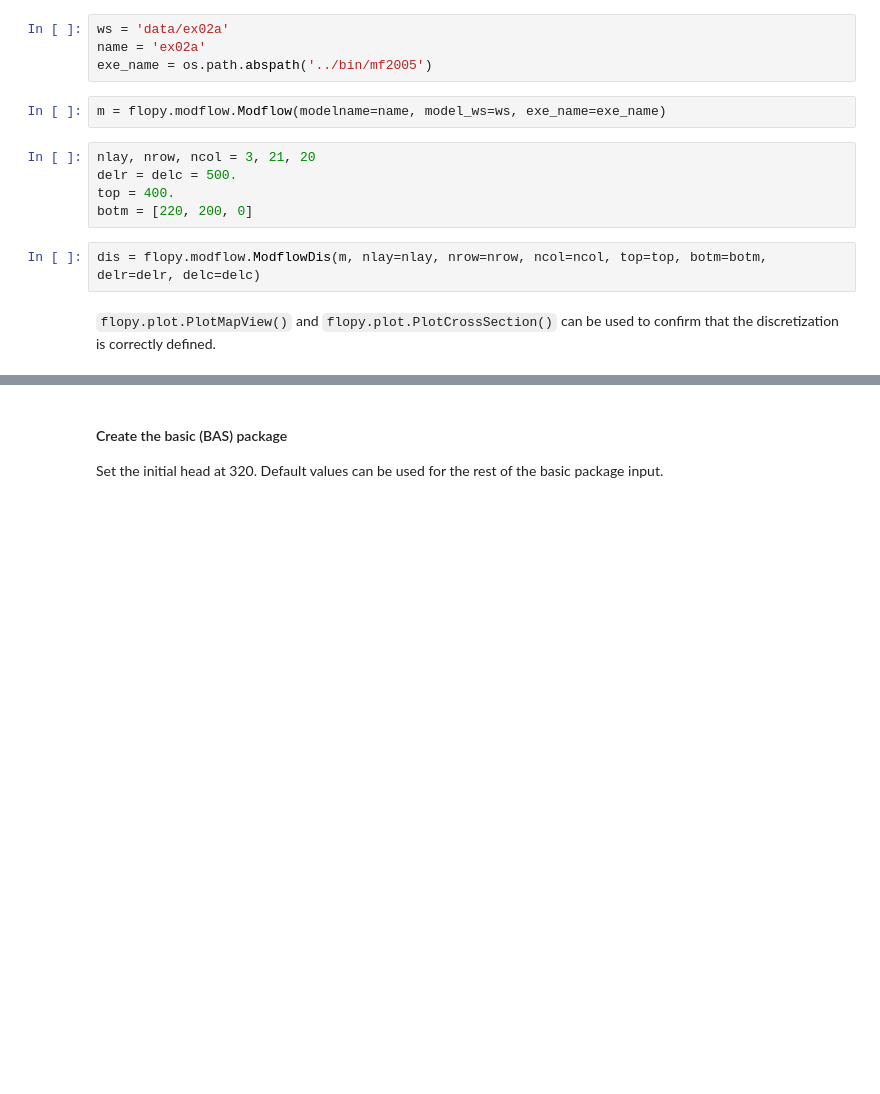
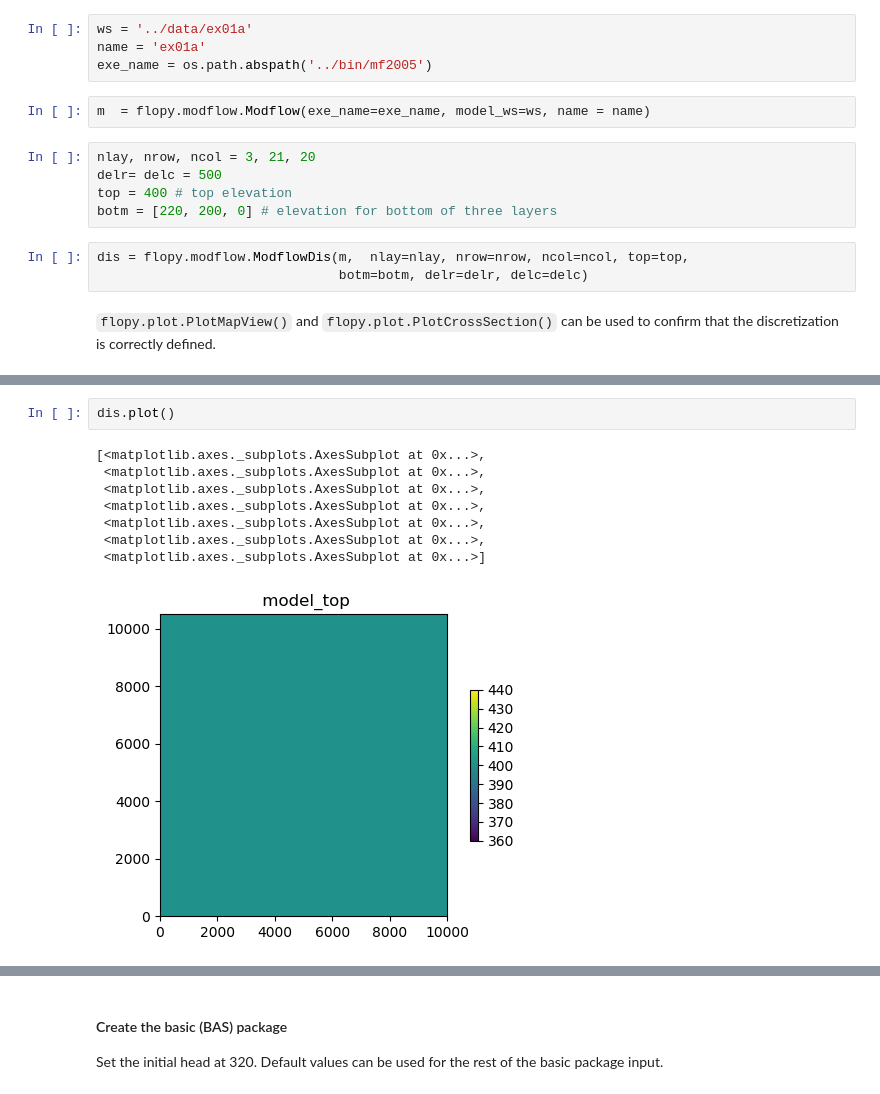
Before and after one commit to pinshuai/MM2019_FloPy, a Jupyter notebook: Notebooks/02-Building-Post-Processing-MODFLOW-2005-PS.ipynb, the cells around one changed output, grey strips where cells are left out. Drawn from its saved outputs; the diff is of its cells as text; blank space fills up the shorter version.

```diff
--- a/Notebooks/02-Building-Post-Processing-MODFLOW-2005-PS.ipynb
+++ b/Notebooks/02-Building-Post-Processing-MODFLOW-2005-PS.ipynb
@@ -16,16 +32,17 @@ Create a model object using `flopy.modflow.Modflow()` and then create the discre
 # %%
-ws = 'data/ex02a'
-name = 'ex02a'
+ws = '../data/ex01a'
+name = 'ex01a'
 exe_name = os.path.abspath('../bin/mf2005')
 # %%
-m = flopy.modflow.Modflow(modelname=name, model_ws=ws, exe_name=exe_name)
+m  = flopy.modflow.Modflow(exe_name=exe_name, model_ws=ws, name = name)
 # %%
 nlay, nrow, ncol = 3, 21, 20
-delr = delc = 500.
-top = 400.
-botm = [220, 200, 0]
+delr= delc = 500
+top = 400 # top elevation
+botm = [220, 200, 0] # elevation for bottom of three layers
 # %%
-dis = flopy.modflow.ModflowDis(m, nlay=nlay, nrow=nrow, ncol=ncol, top=top, botm=botm, delr=delr, delc=delc)
+dis = flopy.modflow.ModflowDis(m,  nlay=nlay, nrow=nrow, ncol=ncol, top=top,
+                               botm=botm, delr=delr, delc=delc)
 # %% [markdown]
 `flopy.plot.PlotMapView()` and `flopy.plot.PlotCrossSection()` can be used to confirm that the discretization is correctly defined.
 # %%
@@ -33,0 +54,11 @@ mm.plot_grid()
+# %%
+dis.plot()
+# %% [output]
+[<matplotlib.axes._subplots.AxesSubplot at 0x...>,
+ <matplotlib.axes._subplots.AxesSubplot at 0x...>,
+ <matplotlib.axes._subplots.AxesSubplot at 0x...>,
+ <matplotlib.axes._subplots.AxesSubplot at 0x...>,
+ <matplotlib.axes._subplots.AxesSubplot at 0x...>,
+ <matplotlib.axes._subplots.AxesSubplot at 0x...>,
+ <matplotlib.axes._subplots.AxesSubplot at 0x...>]
+[figure, added]
```
Also changed, not shown: parts of 19 cells of this notebook, 16 other files.
